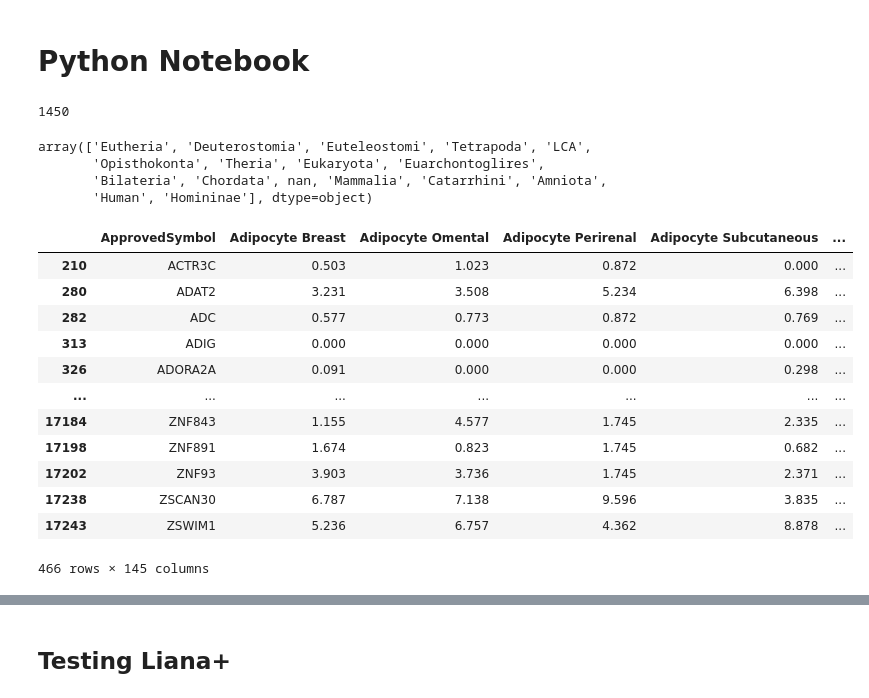
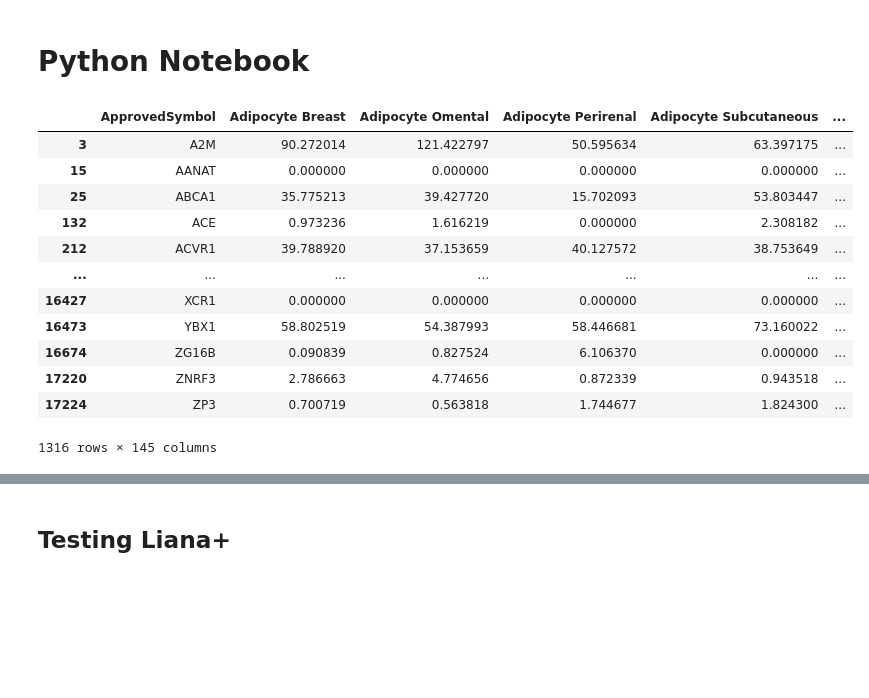
Before and after one commit to bioinfo-YCU/ConnectomeDB, a Jupyter notebook: Python_test.ipynb, the cells around one changed output, grey strips where cells are left out. Cells and saved outputs as stored; diff of their text form; code cells hidden in the pictures; blank space fills up the shorter version.

```diff
--- a/Python_test.ipynb
+++ b/Python_test.ipynb
@@ -20,20 +20,49 @@ gene_pair.columns
 duplicates = gene_pair00[gene_pair00["Human LR Pair"].duplicated()]
 print(duplicates["Human LR Pair"])
 # %%
+## Function to create horizontal bar plots of each gene in Human Taxon --expression log(x+1) transformed with cell types as y-axis
+
 import requests
 import pandas as pd
 import numpy as np
 import sys
 import os
+import matplotlib.pyplot as plt
+import plotly.graph_objects as go
 
 sys.path.append(os.path.abspath("src"))  # Add src directory to path
 from createDataTable import gene_pair0
 
+# Input file
+input_file="data/ExpressionGenes.txt" #"data/connectome_j.tsv"
 # Get all unique genes
 ligand_list = gene_pair0["Ligand"].tolist()
 receptor_list = gene_pair0["Receptor"].tolist()
 unique_genes = list(set(ligand_list + receptor_list))  # Combine and remove duplicates
-len(unique_genes)
+
+connectomeDB = pd.read_table(input_file, sep="\t")
+# All Taxon for now
+#connectomeDB = connectomeDB[connectomeDB["Taxon"]== "Human"]
+if "Taxon" in connectomeDB.columns:
+    connectomeDB = connectomeDB.drop(columns=["Localization", "Taxon"] + [col for col in connectomeDB.columns if col.startswith("F5_")])
-# %% [output]
-1450
+# %%
+intersection = pd.Series(list(set(connectomeDB['ApprovedSymbol']).intersection(unique_genes)))
+intersection
+
+connectomeDB = connectomeDB[connectomeDB["ApprovedSymbol"].isin(intersection)]
+connectomeDB
+# %% [output]
+|  | ApprovedSymbol | Adipocyte Breast | Adipocyte Omental | Adipocyte Perirenal | Adipocyte Subcutaneous | ... |
+| 3 | A2M | 90.272014 | 121.422797 | 50.595634 | 63.397175 | ... |
+| 15 | AANAT | 0.000000 | 0.000000 | 0.000000 | 0.000000 | ... |
+| 25 | ABCA1 | 35.775213 | 39.427720 | 15.702093 | 53.803447 | ... |
+| 132 | ACE | 0.973236 | 1.616219 | 0.000000 | 2.308182 | ... |
+| 212 | ACVR1 | 39.788920 | 37.153659 | 40.127572 | 38.753649 | ... |
+| ... | ... | ... | ... | ... | ... | ... |
+| 16427 | XCR1 | 0.000000 | 0.000000 | 0.000000 | 0.000000 | ... |
+| 16473 | YBX1 | 58.802519 | 54.387993 | 58.446681 | 73.160022 | ... |
+| 16674 | ZG16B | 0.090839 | 0.827524 | 6.106370 | 0.000000 | ... |
+| 17220 | ZNRF3 | 2.786663 | 4.774656 | 0.872339 | 0.943518 | ... |
+| 17224 | ZP3 | 0.700719 | 0.563818 | 1.744677 | 1.824300 | ... |
+1316 rows × 145 columns
 # %%
@@ -41,7 +162,0 @@ connectomeDB = pd.read_table("data/connectome_j.tsv", sep="\t")
-# %%
-connectomeDB['Taxon'].unique()
-# %% [output]
-array(['Eutheria', 'Deuterostomia', 'Euteleostomi', 'Tetrapoda', 'LCA',
-       'Opisthokonta', 'Theria', 'Eukaryota', 'Euarchontoglires',
-       'Bilateria', 'Chordata', nan, 'Mammalia', 'Catarrhini', 'Amniota',
-       'Human', 'Homininae'], dtype=object)
@@ -51,16 +162,0 @@ connectomeDB = connectomeDB.drop(columns=["Localization", "Taxon"] + [col for co
-# %%
-connectomeDB
-# %% [output]
-|  | ApprovedSymbol | Adipocyte Breast | Adipocyte Omental | Adipocyte Perirenal | Adipocyte Subcutaneous | ... |
-| 210 | ACTR3C | 0.503 | 1.023 | 0.872 | 0.000 | ... |
-| 280 | ADAT2 | 3.231 | 3.508 | 5.234 | 6.398 | ... |
-| 282 | ADC | 0.577 | 0.773 | 0.872 | 0.769 | ... |
-| 313 | ADIG | 0.000 | 0.000 | 0.000 | 0.000 | ... |
-| 326 | ADORA2A | 0.091 | 0.000 | 0.000 | 0.298 | ... |
-| ... | ... | ... | ... | ... | ... | ... |
-| 17184 | ZNF843 | 1.155 | 4.577 | 1.745 | 2.335 | ... |
-| 17198 | ZNF891 | 1.674 | 0.823 | 1.745 | 0.682 | ... |
-| 17202 | ZNF93 | 3.903 | 3.736 | 1.745 | 2.371 | ... |
-| 17238 | ZSCAN30 | 6.787 | 7.138 | 9.596 | 3.835 | ... |
-| 17243 | ZSWIM1 | 5.236 | 6.757 | 4.362 | 8.878 | ... |
-466 rows × 145 columns
```
Also changed, not shown: parts of 17 cells of this notebook, 6 other files.
